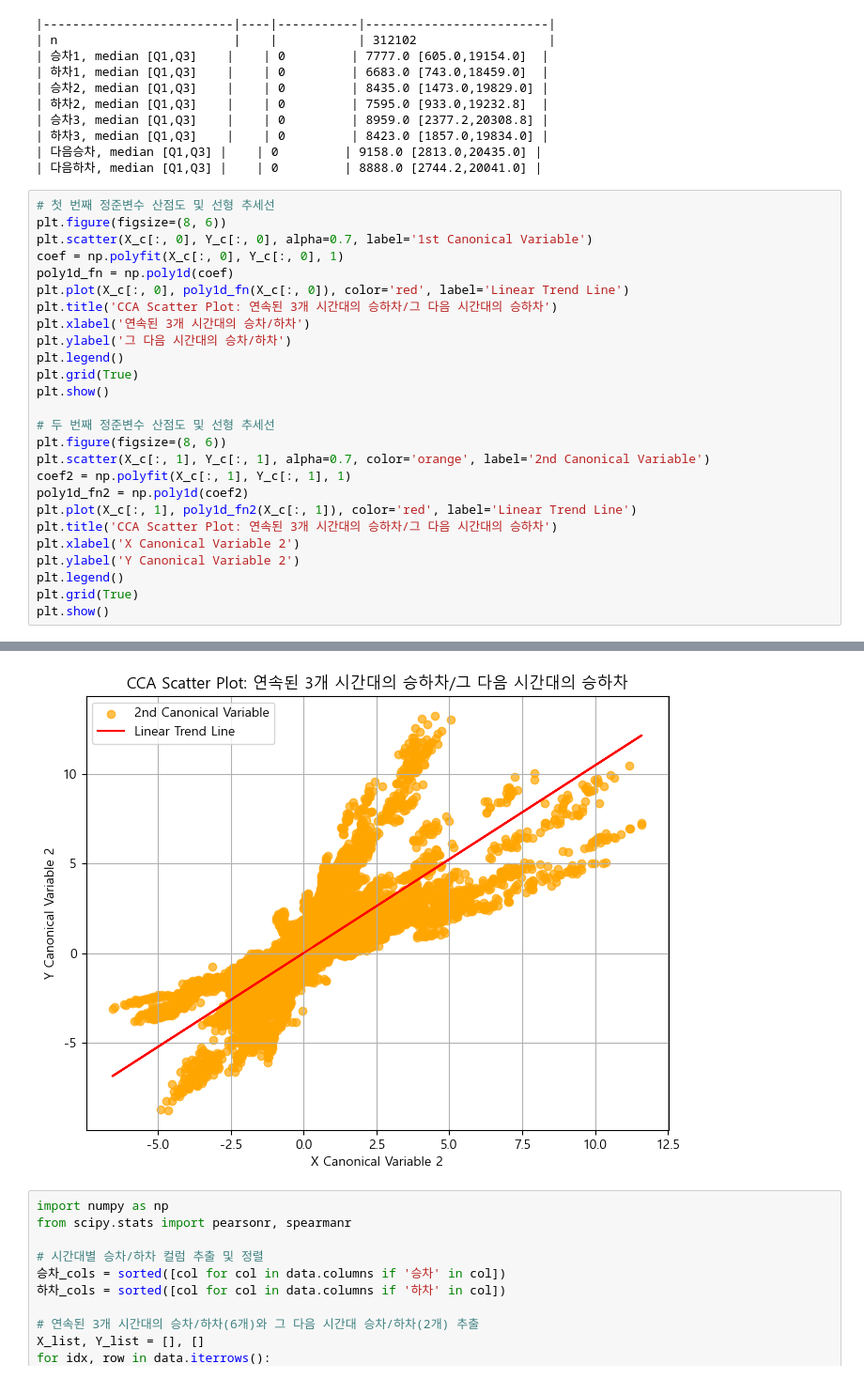
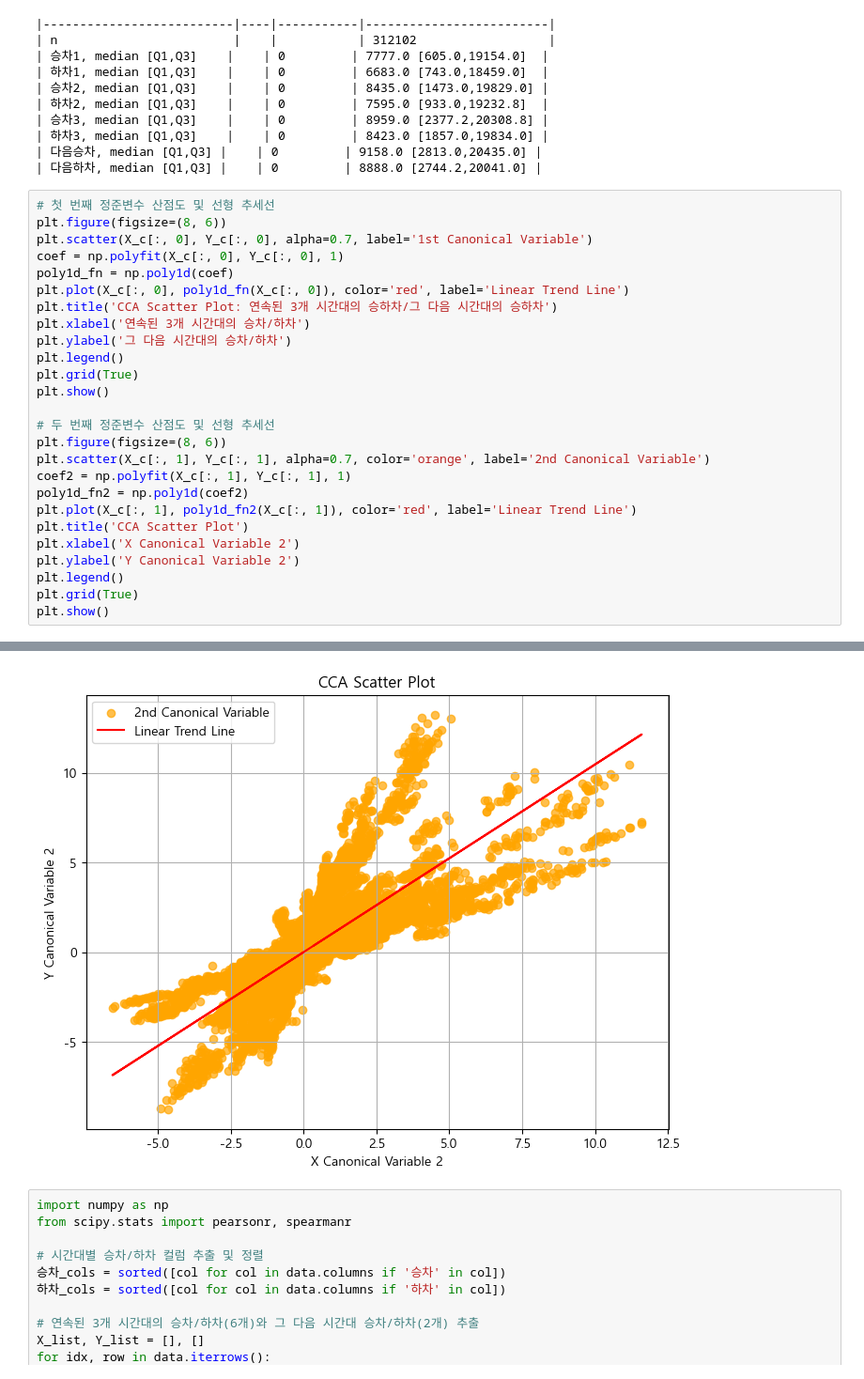
Before and after one commit to kkh01230123/llll, a Jupyter notebook: analysis.ipynb, the cells around one changed output, grey strips where cells are left out. Shown at 94% size. Drawn from its saved outputs; the diff is of its cells as text.

```diff
--- a/analysis.ipynb
+++ b/analysis.ipynb
@@ -108,32 +108,32 @@ print(table1.tabulate(tablefmt="github"))
 # %%
 # 첫 번째 정준변수 산점도 및 선형 추세선
 plt.figure(figsize=(8, 6))
 plt.scatter(X_c[:, 0], Y_c[:, 0], alpha=0.7, label='1st Canonical Variable')
 coef = np.polyfit(X_c[:, 0], Y_c[:, 0], 1)
 poly1d_fn = np.poly1d(coef)
 plt.plot(X_c[:, 0], poly1d_fn(X_c[:, 0]), color='red', label='Linear Trend Line')
 plt.title('CCA Scatter Plot: 연속된 3개 시간대의 승하차/그 다음 시간대의 승하차')
 plt.xlabel('연속된 3개 시간대의 승차/하차')
 plt.ylabel('그 다음 시간대의 승차/하차')
 plt.legend()
 plt.grid(True)
 plt.show()
 
 # 두 번째 정준변수 산점도 및 선형 추세선
 plt.figure(figsize=(8, 6))
 plt.scatter(X_c[:, 1], Y_c[:, 1], alpha=0.7, color='orange', label='2nd Canonical Variable')
 coef2 = np.polyfit(X_c[:, 1], Y_c[:, 1], 1)
 poly1d_fn2 = np.poly1d(coef2)
 plt.plot(X_c[:, 1], poly1d_fn2(X_c[:, 1]), color='red', label='Linear Trend Line')
-plt.title('CCA Scatter Plot: 연속된 3개 시간대의 승하차/그 다음 시간대의 승하차')
+plt.title('CCA Scatter Plot')
 plt.xlabel('X Canonical Variable 2')
 plt.ylabel('Y Canonical Variable 2')
 plt.legend()
 plt.grid(True)
 plt.show()
 # %% [output]
 [figure]
-[figure, old version]
+[figure, new version]
 # %%
 import numpy as np
 from scipy.stats import pearsonr, spearmanr
```
Also changed, not shown: 3 other files.
